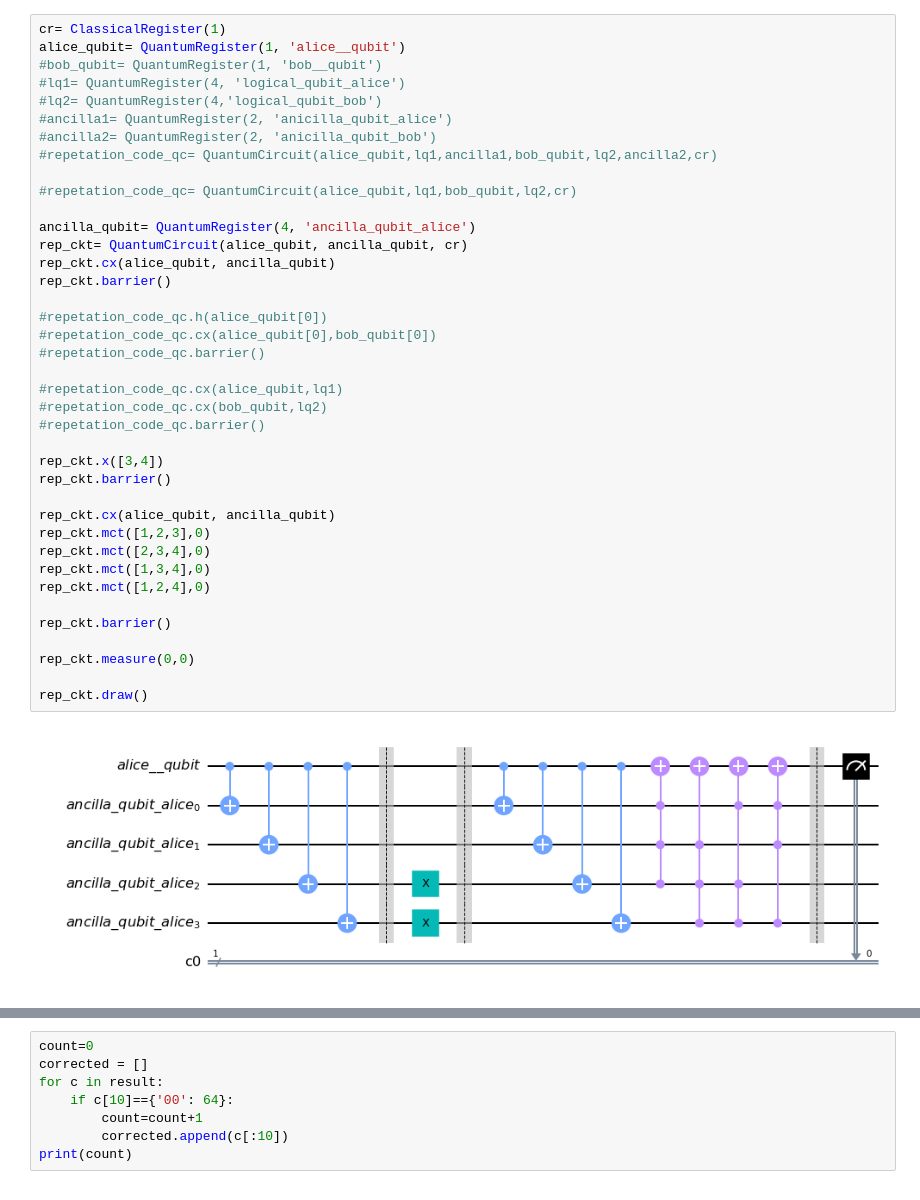
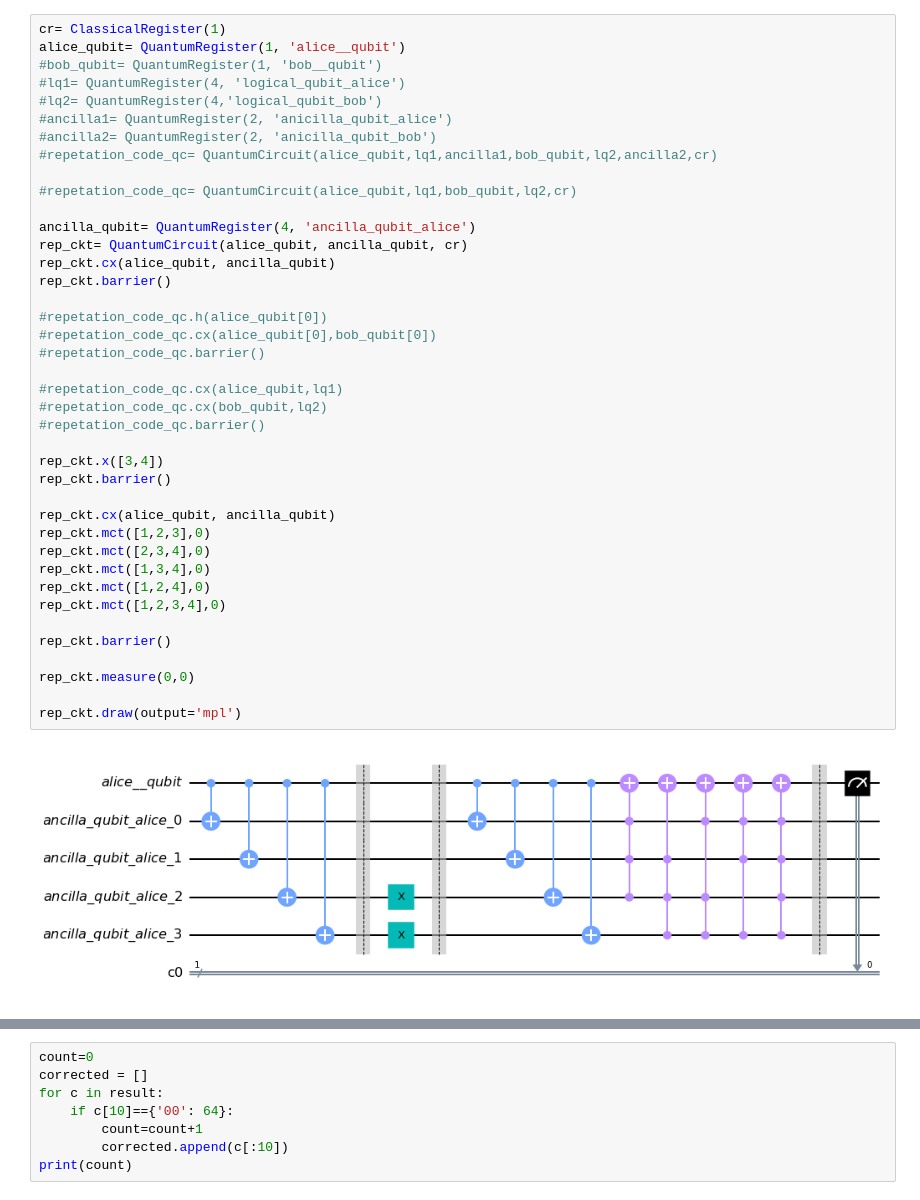
Before and after one commit to syedshubha/qec-bell-pair-fidelity, a Jupyter notebook: five_qubit_repetition.ipynb, the cells around one changed output, grey strips where cells are left out. Cells and saved outputs as stored; diff of their text form.

```diff
--- a/five_qubit_repetition.ipynb
+++ b/five_qubit_repetition.ipynb
@@ -24,35 +22,36 @@ alice_qubit= QuantumRegister(1, 'alice__qubit')
 
 #repetation_code_qc= QuantumCircuit(alice_qubit,lq1,bob_qubit,lq2,cr)
 
 ancilla_qubit= QuantumRegister(4, 'ancilla_qubit_alice')
 rep_ckt= QuantumCircuit(alice_qubit, ancilla_qubit, cr)
 rep_ckt.cx(alice_qubit, ancilla_qubit)
 rep_ckt.barrier()
 
 #repetation_code_qc.h(alice_qubit[0])
 #repetation_code_qc.cx(alice_qubit[0],bob_qubit[0])
 #repetation_code_qc.barrier()
 
 #repetation_code_qc.cx(alice_qubit,lq1)
 #repetation_code_qc.cx(bob_qubit,lq2)
 #repetation_code_qc.barrier()
 
 rep_ckt.x([3,4])
 rep_ckt.barrier()
 
 rep_ckt.cx(alice_qubit, ancilla_qubit)
 rep_ckt.mct([1,2,3],0)
 rep_ckt.mct([2,3,4],0)
 rep_ckt.mct([1,3,4],0)
 rep_ckt.mct([1,2,4],0)
+rep_ckt.mct([1,2,3,4],0)
 
 rep_ckt.barrier()
 
 rep_ckt.measure(0,0)
 
-rep_ckt.draw()
+rep_ckt.draw(output='mpl')
 # %% [output]
-[figure, old version]
+[figure, new version]
 # %%
 cr= ClassicalRegister(2,"bell_basis_measurement")
 alice_qubit= QuantumRegister(1, 'alice__qubit')
```
Also changed, not shown: parts of 10 cells of this notebook.
